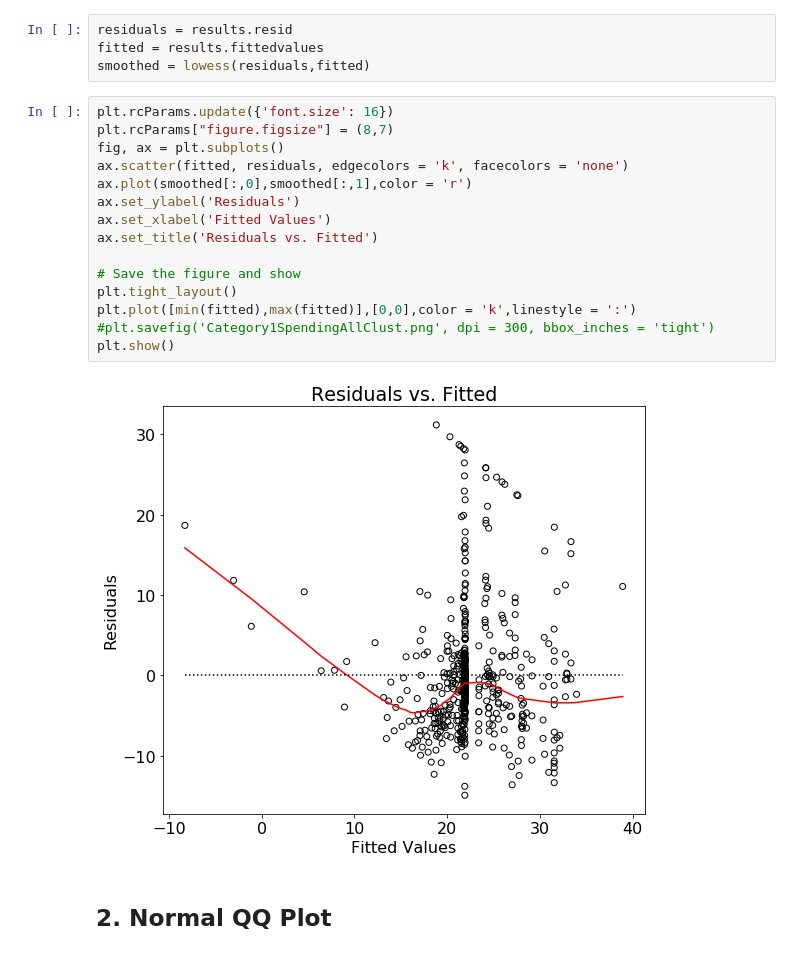
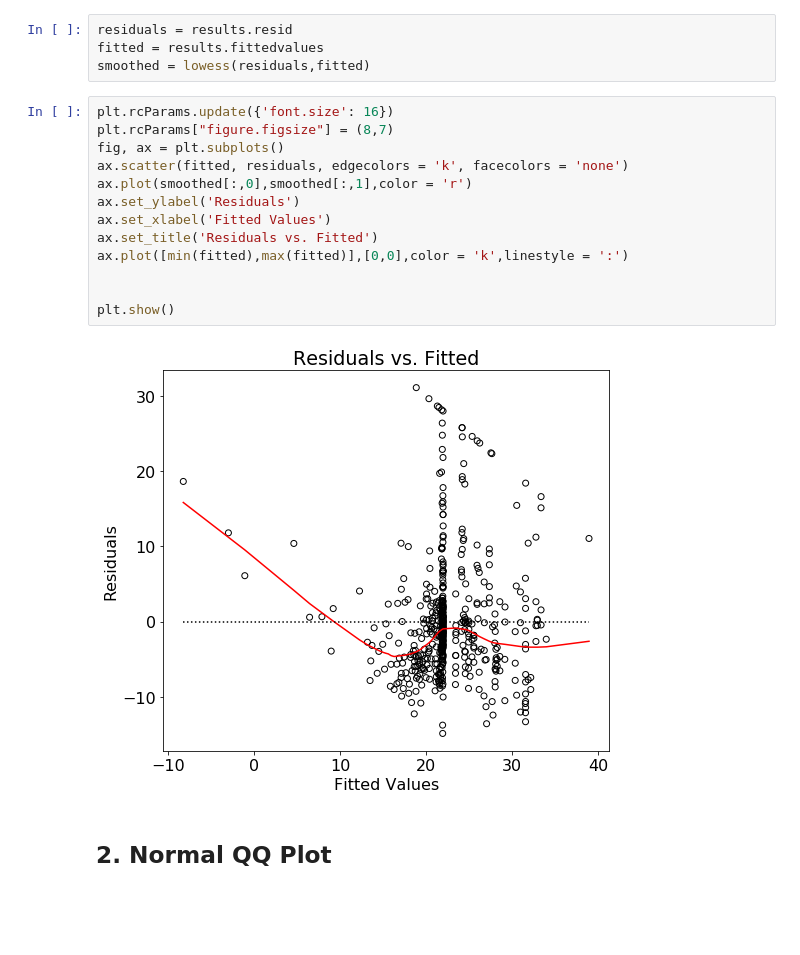
Before and after one commit to j-sadowski/FromRtoPython, a Jupyter notebook: LinearRegression.ipynb, the cells around one changed output. Cells and saved outputs as stored; diff of their text form; blank space fills up the shorter version.

```diff
--- a/LinearRegression.ipynb
+++ b/LinearRegression.ipynb
@@ -79,20 +81,18 @@ smoothed = lowess(residuals,fitted)
 # %%
 plt.rcParams.update({'font.size': 16})
 plt.rcParams["figure.figsize"] = (8,7)
 fig, ax = plt.subplots()
 ax.scatter(fitted, residuals, edgecolors = 'k', facecolors = 'none')
 ax.plot(smoothed[:,0],smoothed[:,1],color = 'r')
 ax.set_ylabel('Residuals')
 ax.set_xlabel('Fitted Values')
 ax.set_title('Residuals vs. Fitted')
+ax.plot([min(fitted),max(fitted)],[0,0],color = 'k',linestyle = ':')
 
-# Save the figure and show
-plt.tight_layout()
-plt.plot([min(fitted),max(fitted)],[0,0],color = 'k',linestyle = ':')
-#plt.savefig('Category1SpendingAllClust.png', dpi = 300, bbox_inches = 'tight')
+
 plt.show()
 # %% [output]
-[figure, old version]
+[figure, new version]
 # %% [markdown]
 ## 2. Normal QQ Plot
 # %%
```
Also changed, not shown: parts of 4 cells of this notebook, 1 other file.
